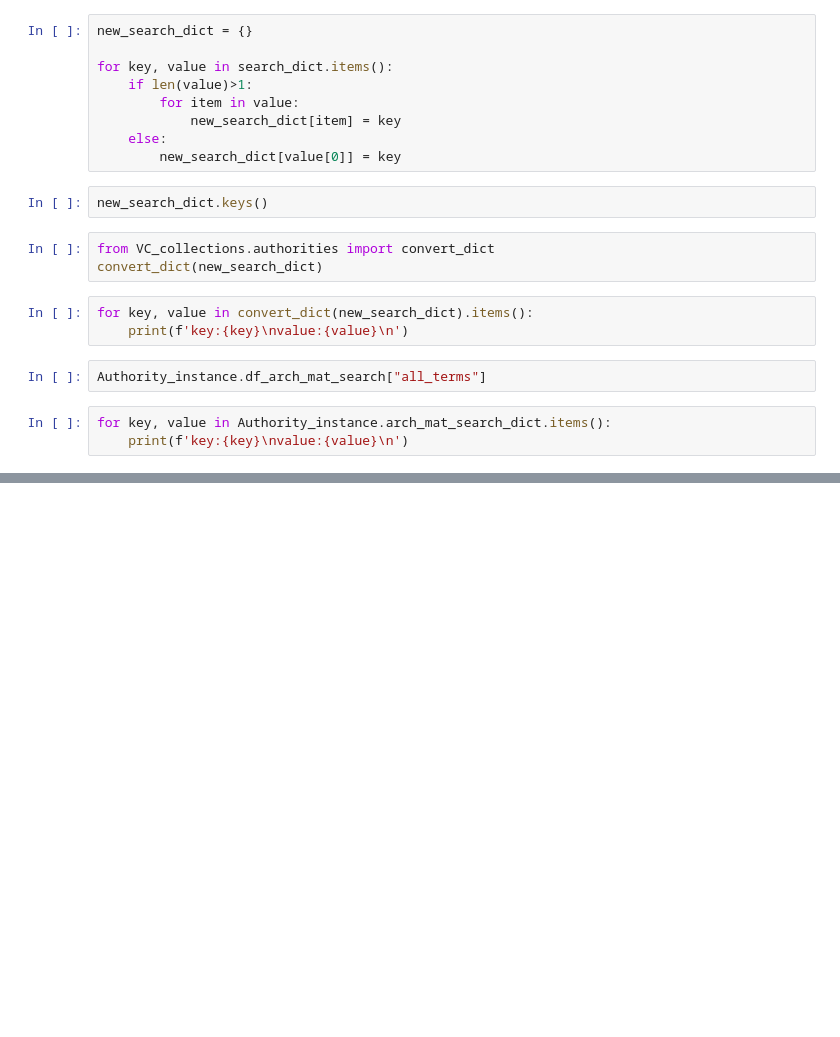
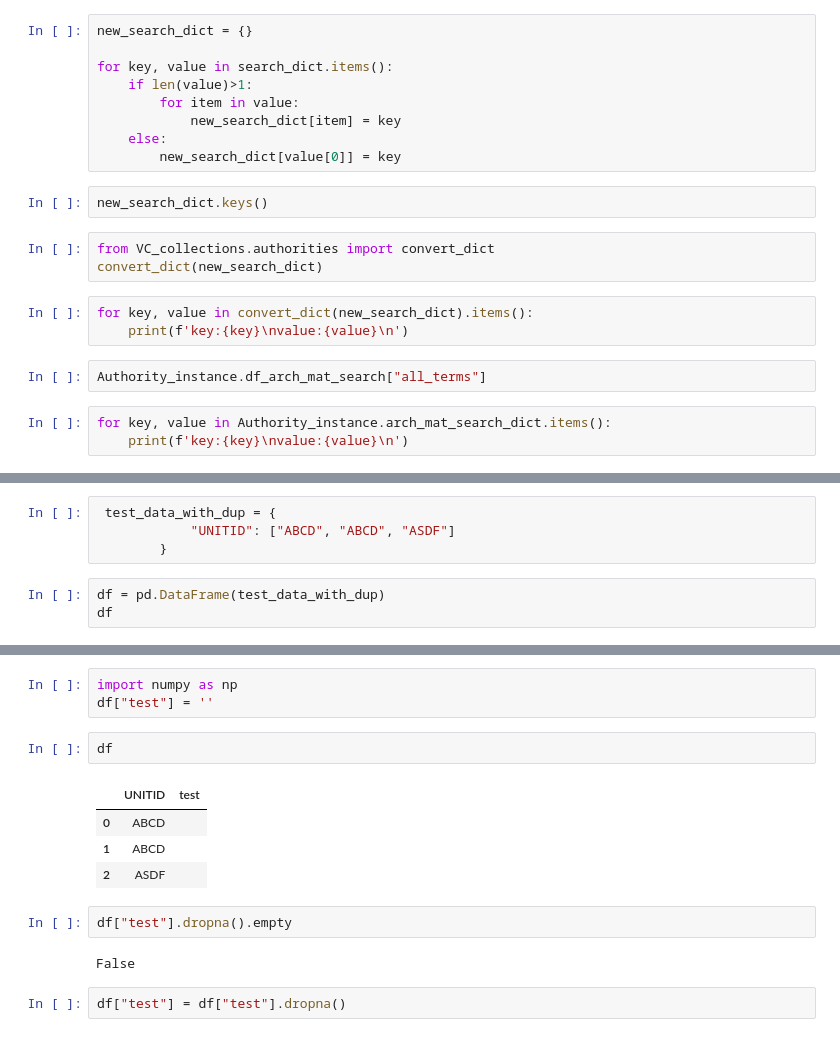
Before and after one commit to ygherman/VisualArts_Preprocessing, a Jupyter notebook: tesing.ipynb, the cells around one changed output, grey strips where cells are left out. Saved outputs shown, nothing was run; the diff lists cells and outputs as text; blank space fills up the shorter version.

```diff
--- a/tesing.ipynb
+++ b/tesing.ipynb
@@ -103,0 +251,7 @@ for key, value in Authority_instance.arch_mat_search_dict.items():
+# %%
+ test_data_with_dup = {
+            "UNITID": ["ABCD", "ABCD", "ASDF"]
+        }
+# %%
+df = pd.DataFrame(test_data_with_dup)
+df
@@ -103,0 +279,16 @@ for key, value in Authority_instance.arch_mat_search_dict.items():
+# %%
+import numpy as np
+df["test"] = ''
+# %%
+df
+# %% [output]
+|  | UNITID | test |
+| 0 | ABCD |  |
+| 1 | ABCD |  |
+| 2 | ASDF |  |
+# %%
+df["test"].dropna().empty
+# %% [output]
+False
+# %%
+df["test"] = df["test"].dropna()
```
Also changed, not shown: parts of 44 cells of this notebook, 13 other files.
